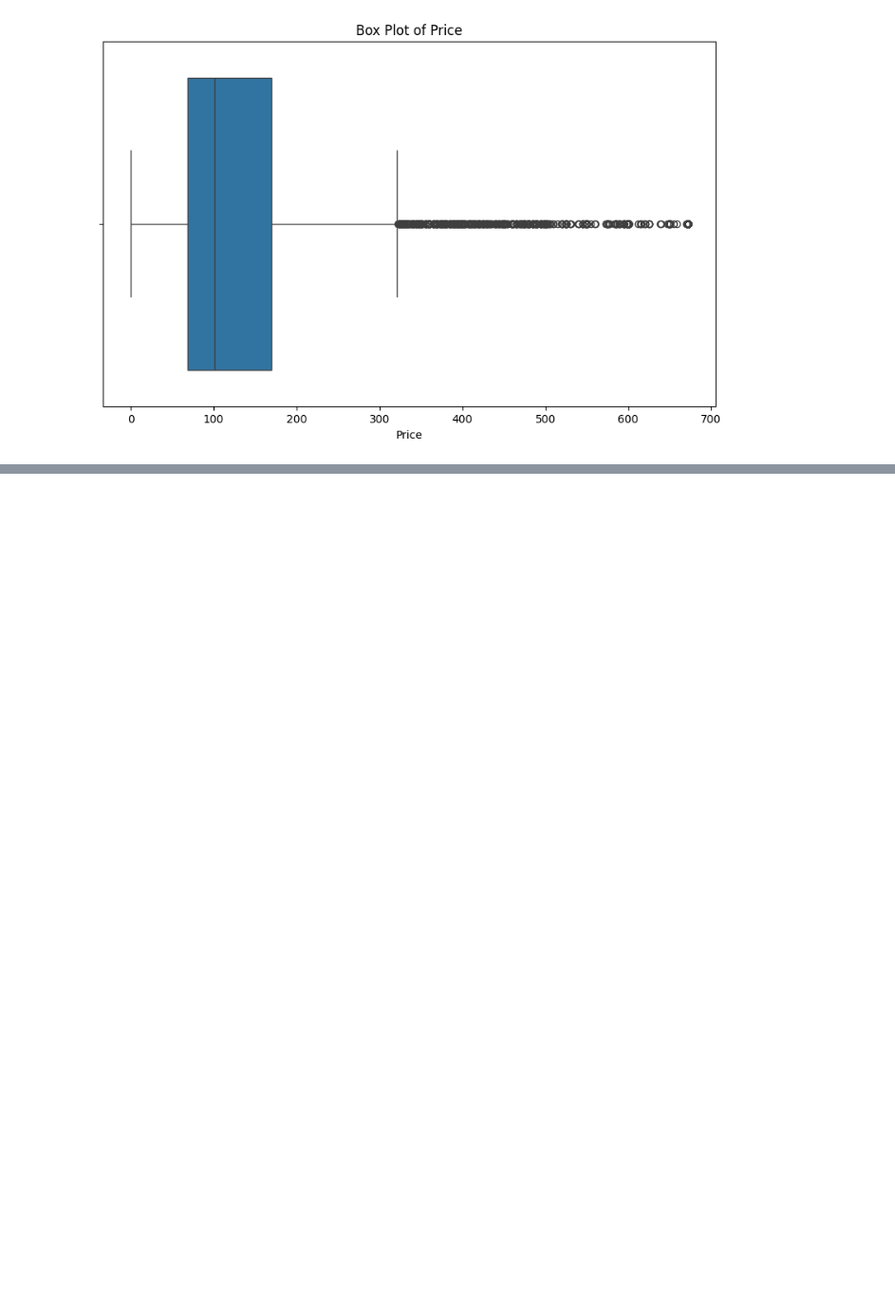
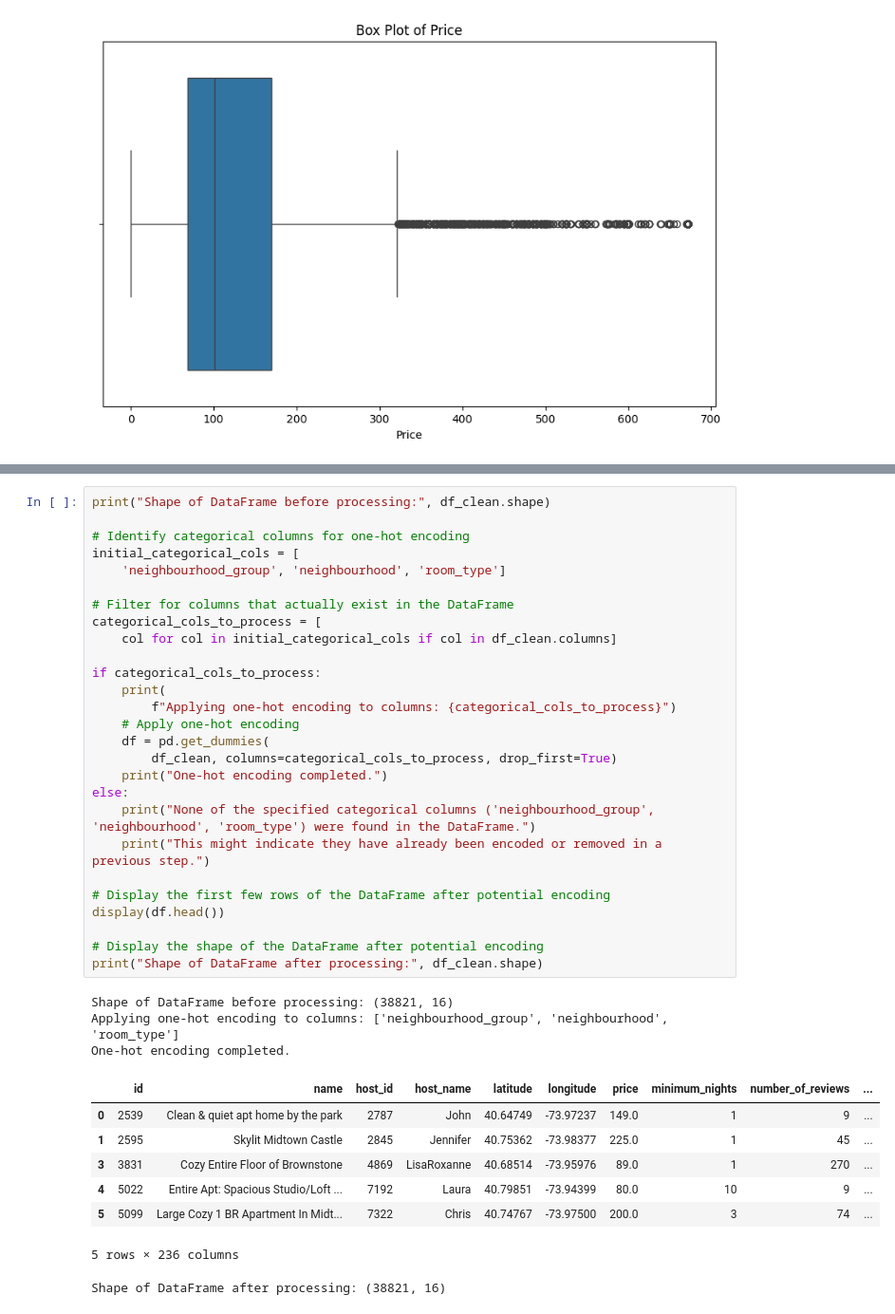
Before and after one commit to Dhruvrana8/airbnb-price-prediction-mlflow, a Jupyter notebook: notebook/index.ipynb, the cells around one changed output, grey strips where cells are left out. Shown at 95% size. Cells and saved outputs as stored; diff of their text form; blank space fills up the shorter version.

```diff
--- a/notebook/index.ipynb
+++ b/notebook/index.ipynb
@@ -247,0 +265,39 @@ plt.show()
+# %%
+print("Shape of DataFrame before processing:", df_clean.shape)
+
+# Identify categorical columns for one-hot encoding
+initial_categorical_cols = [
+    'neighbourhood_group', 'neighbourhood', 'room_type']
+
+# Filter for columns that actually exist in the DataFrame
+categorical_cols_to_process = [
+    col for col in initial_categorical_cols if col in df_clean.columns]
+
+if categorical_cols_to_process:
+    print(
+        f"Applying one-hot encoding to columns: {categorical_cols_to_process}")
+    # Apply one-hot encoding
+    df = pd.get_dummies(
+        df_clean, columns=categorical_cols_to_process, drop_first=True)
+    print("One-hot encoding completed.")
+else:
+    print("None of the specified categorical columns ('neighbourhood_group', 'neighbourhood', 'room_type') were found in the DataFrame.")
+    print("This might indicate they have already been encoded or removed in a previous step.")
+
+# Display the first few rows of the DataFrame after potential encoding
+display(df.head())
+
+# Display the shape of the DataFrame after potential encoding
+print("Shape of DataFrame after processing:", df_clean.shape)
+# %% [output]
+Shape of DataFrame before processing: (38821, 16)
+Applying one-hot encoding to columns: ['neighbourhood_group', 'neighbourhood', 'room_type']
+One-hot encoding completed.
+|  | id | name | host_id | host_name | latitude | longitude | price | minimum_nights | number_of_reviews | ... |
+| 0 | 2539 | Clean & quiet apt home by the park | 2787 | John | 40.64749 | -73.97237 | 149.0 | 1 | 9 | ... |
+| 1 | 2595 | Skylit Midtown Castle | 2845 | Jennifer | 40.75362 | -73.98377 | 225.0 | 1 | 45 | ... |
+| 3 | 3831 | Cozy Entire Floor of Brownstone | 4869 | LisaRoxanne | 40.68514 | -73.95976 | 89.0 | 1 | 270 | ... |
+| 4 | 5022 | Entire Apt: Spacious Studio/Loft ... | 7192 | Laura | 40.79851 | -73.94399 | 80.0 | 10 | 9 | ... |
+| 5 | 5099 | Large Cozy 1 BR Apartment In Midt... | 7322 | Chris | 40.74767 | -73.97500 | 200.0 | 3 | 74 | ... |
+5 rows × 236 columns
+Shape of DataFrame after processing: (38821, 16)
```
Also changed, not shown: parts of 16 cells of this notebook, 1 other file.
